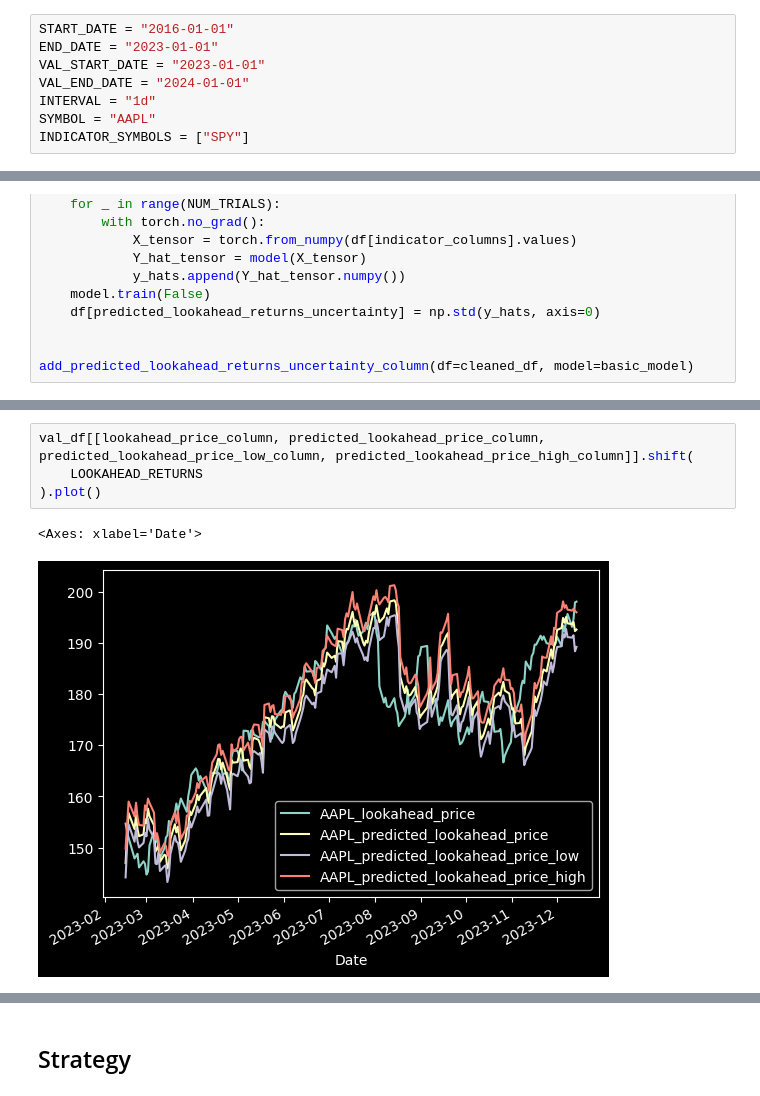
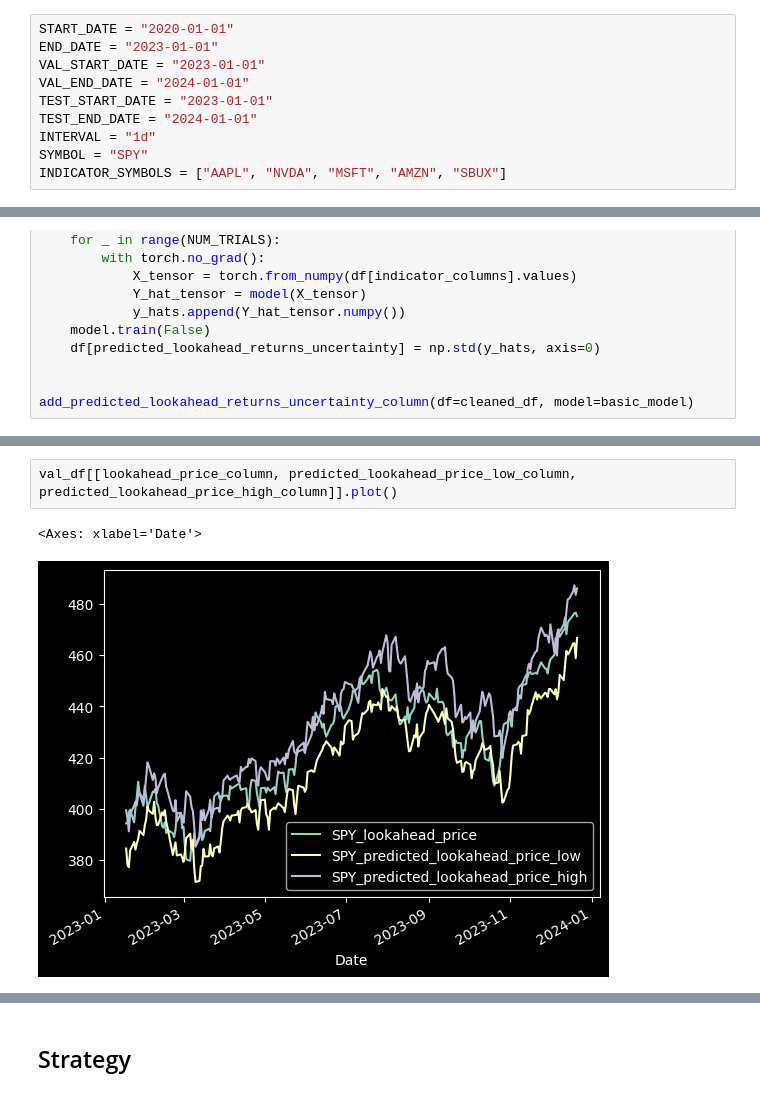
Before and after one commit to rishavb123/QuantIdeas, a Jupyter notebook: notebooks/Deep Learning Models.ipynb, the cells around one changed output, grey strips where cells are left out. Saved outputs shown, nothing was run; the diff lists cells and outputs as text.

```diff
--- a/notebooks/Deep Learning Models.ipynb
+++ b/notebooks/Deep Learning Models.ipynb
@@ -15,13 +15,15 @@ import torch.optim as optim
 # %% [markdown]
 ### Data Range and Symbols
 # %%
-START_DATE = "2016-01-01"
+START_DATE = "2020-01-01"
 END_DATE = "2023-01-01"
 VAL_START_DATE = "2023-01-01"
 VAL_END_DATE = "2024-01-01"
+TEST_START_DATE = "2023-01-01"
+TEST_END_DATE = "2024-01-01"
 INTERVAL = "1d"
-SYMBOL = "AAPL"
-INDICATOR_SYMBOLS = ["SPY"]
+SYMBOL = "SPY"
+INDICATOR_SYMBOLS = ["AAPL", "NVDA", "MSFT", "AMZN", "SBUX"]
 # %% [markdown]
 ### Indicator Config
 # %%
@@ -440,7 +492,5 @@ val_direction_accuracy
 # %%
-val_df[[lookahead_price_column, predicted_lookahead_price_column, predicted_lookahead_price_low_column, predicted_lookahead_price_high_column]].shift(
-    LOOKAHEAD_RETURNS
-).plot()
+val_df[[lookahead_price_column, predicted_lookahead_price_low_column, predicted_lookahead_price_high_column]].plot()
 # %% [output]
 <Axes: xlabel='Date'>
-[figure, old version]
+[figure, new version]
```
Also changed, not shown: parts of 29 cells of this notebook.
